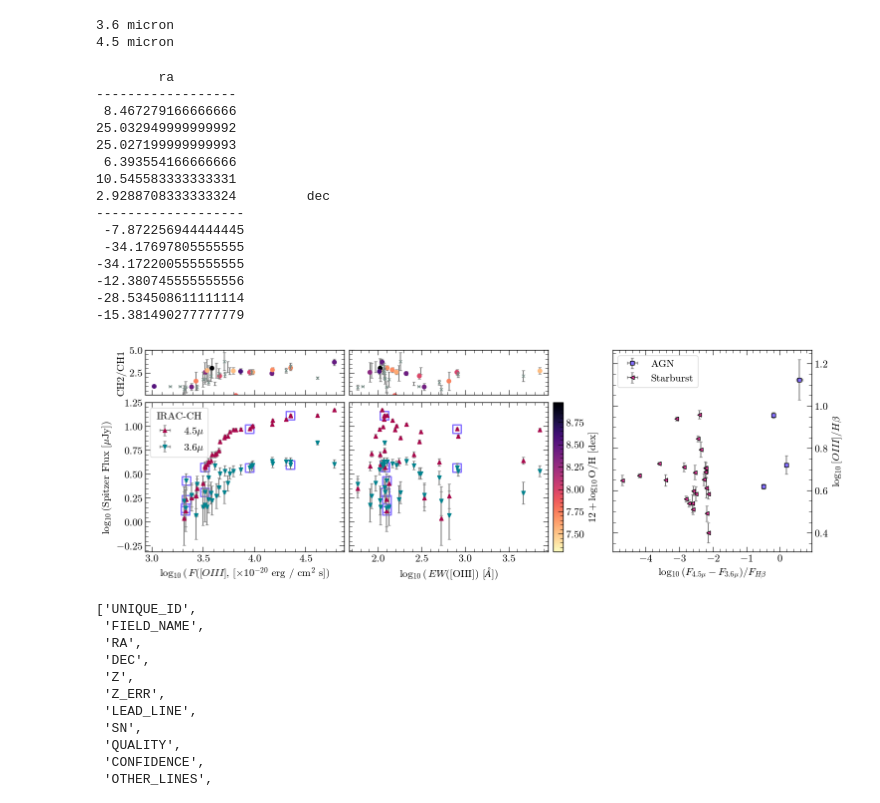
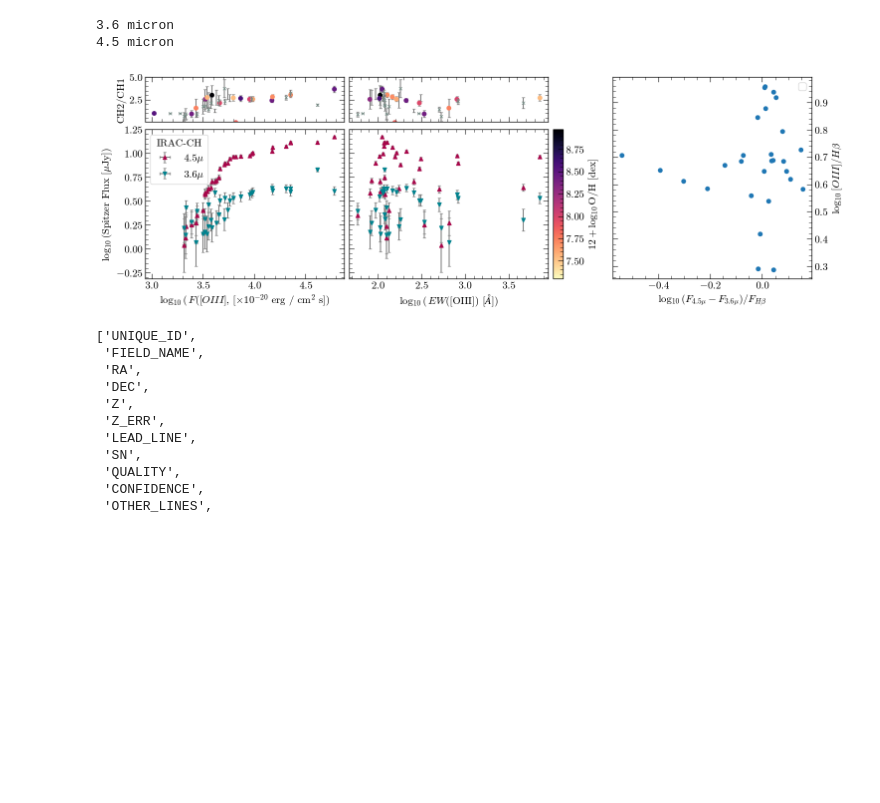
Before and after one commit to 0hardytom/eelgs, a Jupyter notebook: notebooks/xmas/catalogue_analysis/analysis.ipynb, the cells around one changed output. Cells and saved outputs as stored; diff of their text form; code cells hidden in the pictures; blank space fills up the shorter version.

```diff
--- a/notebooks/xmas/catalogue_analysis/analysis.ipynb
+++ b/notebooks/xmas/catalogue_analysis/analysis.ipynb
@@ -1443,6 +1449,8 @@ oiii_lum_err = get_log10err2(selection['oiii5007_flux'], selection['oiii5007_flu
 
 spitzer_lum_3_6_err = get_log10err2(peas['flux_Spitzer_I1_3.6'], spitzer_flux_err_3_6)
 spitzer_lum_4_5_err = get_log10err2(peas['flux_Spitzer_I2_4.5'], spitzer_flux_err_4_5)
+
+colordiff = -2.5*np.log10(spitzer_flux_3_6_cgs/spitzer_flux_4_5_cgs)
 
 
 fig, ax = pf.create_plot()
@@ -1544,71 +1552,59 @@ ax6.tick_params(labelright=True, labelleft=False)
 
 # ax6.set_xlabel(r'$\log_{10}\left[(F_{4.5\mu}-F_{3.6\mu})/F_{H\beta} [\times10^{-20}\mathrm{erg}/\AA\;\mathrm{s}\;\mathrm{cm}^2 ]\right]$')
 ax6.set_xlabel(r'$\log_{10}(F_{4.5\mu}-F_{3.6\mu})/F_{H\beta}$')
 
 ax6.set_ylabel(r'$\log_{10}[OIII]/H\beta$')
 ax6.yaxis.set_label_position("right")
 
 
 
-xvals = (selection['flux_Spitzer_I2_4.5']-selection['flux_Spitzer_I1_3.6'])/selection['hbeta_flux']
+# xvals = (selection['flux_Spitzer_I2_4.5']-selection['flux_Spitzer_I1_3.6'])/selection['hbeta_flux']
+xvals = colordiff
 yvals = (selection['oiii5007_flux']+selection['oiii4959_flux'])/selection['hbeta_flux']
 
 xerrnum = np.sqrt(selection['flux_Spitzer_I2_4.5_err']**2+selection['flux_Spitzer_I1_3.6_err']**2)
 xerr = xvals*np.sqrt((xerrnum/xvals)**2+ (selection['hbeta_flux_err']/selection['hbeta_flux'])**2)
 
 yerr = np.abs(yvals*np.sqrt( (selection['oiii5007_flux_err']/selection['oiii5007_flux'])**2 + (selection['hbeta_flux_err']/selection['hbeta_flux'])**2 ))
 log10xerr = 0.432*xerr/xvals
 log10yerr = 0.432*yerr/yvals
 
-mask = (xvals>0)&(yvals>0)
-popmask = (mask)&(np.log10(xvals)>-1)
-pops = xvals[popmask], xvals[~popmask]
-popsy = yvals[popmask], yvals[~popmask]
-popsyerr = log10yerr[popmask], log10yerr[~popmask]
-popsxerr = log10xerr[popmask], log10xerr[~popmask]
+ax6.scatter(np.log10(xvals),np.log10(yvals))
 
-cs ="#8671FF","#f138a4"
-mkr = 's', '<'
-lab = 'AGN','Starburst',
+# mask = (xvals>0)&(yvals>0)
+# popmask = (mask)&(np.log10(xvals)>-1)
+# pops = xvals[popmask], xvals[~popmask]
+# popsy = yvals[popmask], yvals[~popmask]
+# popsyerr = log10yerr[popmask], log10yerr[~popmask]
+# popsxerr = log10xerr[popmask], log10xerr[~popmask]
 
-for i in range(2):
-    ax6.errorbar(np.log10(pops[i]),np.log10(popsy[i]), fmt=mkr[i], color=cs[i], mec='k', yerr=popsyerr[i],xerr=popsxerr[i], capsize=2, ecolor='gray', label=lab[i])
+# cs ="#8671FF","#f138a4"
+# mkr = 's', '<'
+# lab = 'AGN','Starburst',
+
+# for i in range(2):
+#     ax6.errorbar(np.log10(pops[i]),np.log10(popsy[i]), fmt=mkr[i], color=cs[i], mec='k', yerr=popsyerr[i],xerr=popsxerr[i], capsize=2, ecolor='gray', label=lab[i])
 
 
-    if i == 0:
-        ax.scatter(np.log10(selection['oiii5007_flux'])[popmask],np.log10(peas['flux_Spitzer_I2_4.5'])[popmask],
-                    marker='s', edgecolor=cs[i], facecolor='None', linewidth=2, s=150)
-        ax.scatter(np.log10(selection['oiii5007_flux'])[popmask],np.log10(peas['flux_Spitzer_I1_3.6'])[popmask],
-                    marker='s', edgecolor=cs[i], facecolor='None', linewidth=2, s=150)
+#     if i == 0:
+#         ax.scatter(np.log10(selection['oiii5007_flux'])[popmask],np.log10(peas['flux_Spitzer_I2_4.5'])[popmask],
+#                     marker='s', edgecolor=cs[i], facecolor='None', linewidth=2, s=150)
+#         ax.scatter(np.log10(selection['oiii5007_flux'])[popmask],np.log10(peas['flux_Spitzer_I1_3.6'])[popmask],
+#                     marker='s', edgecolor=cs[i], facecolor='None', linewidth=2, s=150)
 
-        ax4.scatter(np.log10(selection['oiii5007_ew'])[popmask],np.log10(peas['flux_Spitzer_I2_4.5'])[popmask],
-                    marker='s', edgecolor=cs[i], facecolor='None', linewidth=2, s=150)
-        ax4.scatter(np.log10(selection['oiii5007_ew'])[popmask],np.log10(peas['flux_Spitzer_I1_3.6'])[popmask],
-                    marker='s', edgecolor=cs[i], facecolor='None', linewidth=2, s=150)
+#         ax4.scatter(np.log10(selection['oiii5007_ew'])[popmask],np.log10(peas['flux_Spitzer_I2_4.5'])[popmask],
+#                     marker='s', edgecolor=cs[i], facecolor='None', linewidth=2, s=150)
+#         ax4.scatter(np.log10(selection['oiii5007_ew'])[popmask],np.log10(peas['flux_Spitzer_I1_3.6'])[popmask],
+#                     marker='s', edgecolor=cs[i], facecolor='None', linewidth=2, s=150)
 
-        print(selection['ra'][popmask], selection['dec'][popmask])
+#         print(selection['ra'][popmask], selection['dec'][popmask])
 
 ax6.legend()
 # Finalize and save the plot
 pf.fix_plot([ax, ax2, ax3,ax4,ax5,ax6])
 fig.savefig(f'figs/irac6.png', dpi=600, bbox_inches='tight')
 # %% [output]
-        ra
-------------------
- 8.467279166666666
-25.032949999999992
-25.027199999999993
- 6.393554166666666
-10.545583333333331
-2.9288708333333324         dec
--------------------
- -7.872256944444445
- -34.17697805555555
--34.172200555555555
--12.380745555555556
--28.534508611111114
--15.381490277777779
-[figure, old version]
+[figure, new version]
 # %%
 final_table0 = ascii.read('final_table.csv')
 final_table_mask = (final_table0['LEAD_LINE']=='O3_1'
```
Also changed, not shown: parts of 5 cells of this notebook, 3 other files.
